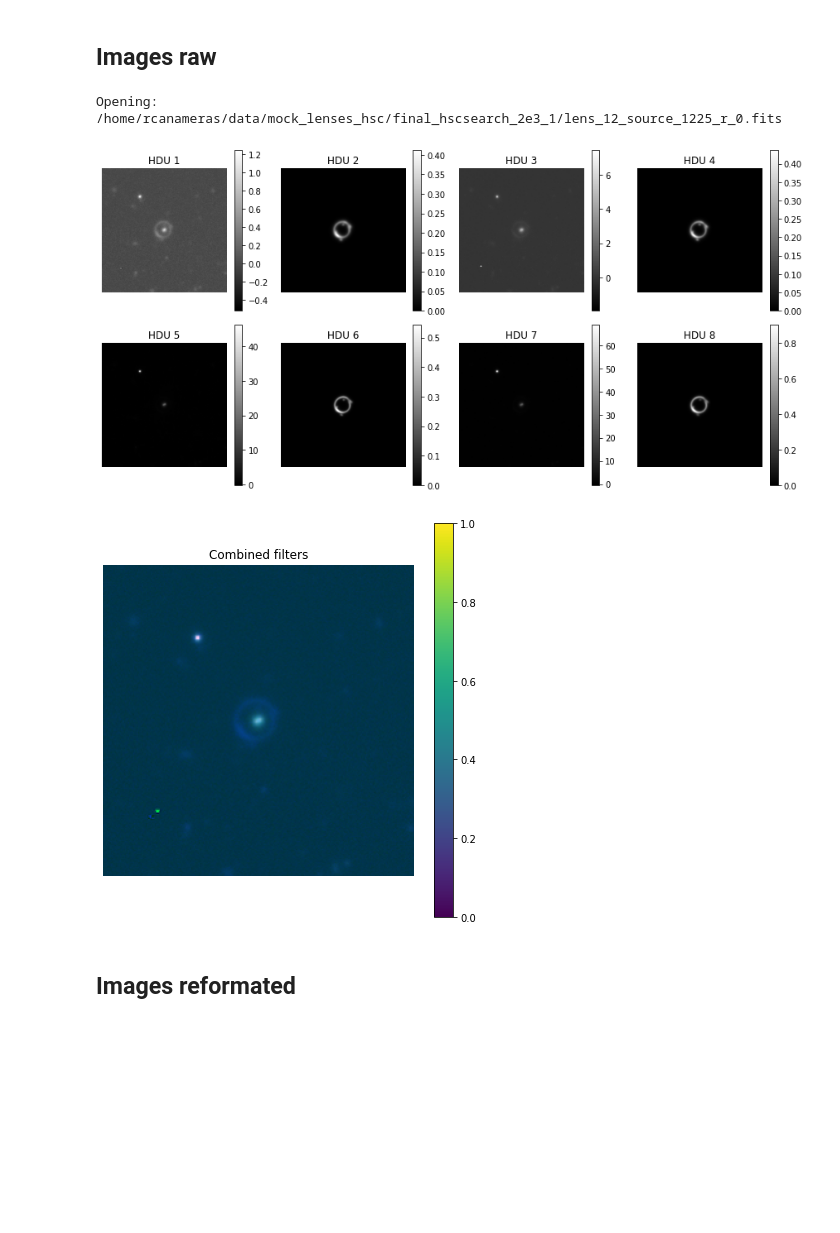
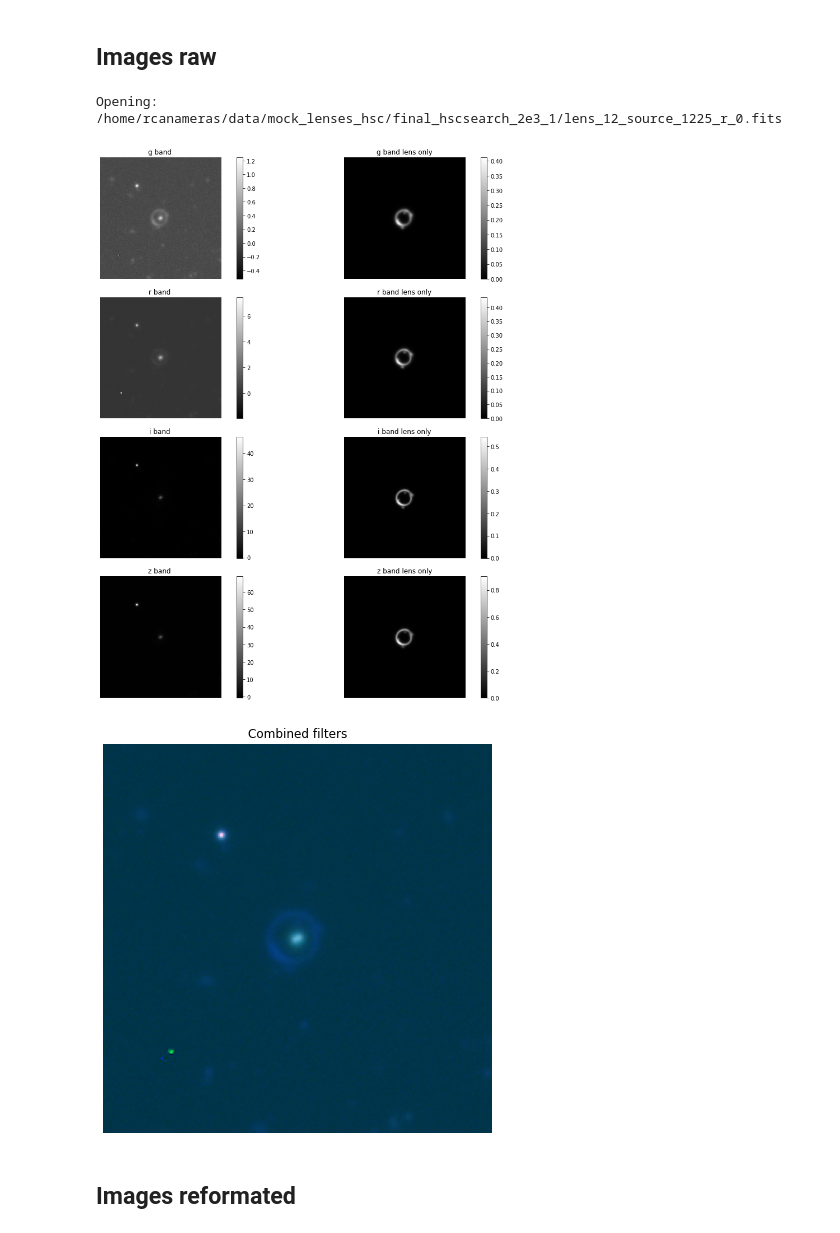
Before and after one commit to matthbatt/Deep-learning-gravitational-lensing, a Jupyter notebook: lensing_UNet_ResNet.ipynb, the cells around one changed output. Drawn from its saved outputs; the diff is of its cells as text; code cells hidden in the pictures; blank space fills up the shorter version.

```diff
--- a/lensing_UNet_ResNet.ipynb
+++ b/lensing_UNet_ResNet.ipynb
@@ -59,7 +59,10 @@ axes = axes.flatten()
 columns = ["ex", "ey", "r_Einstein", "gamma1", "gamma2"]
 
 for i, col in enumerate(columns):
-    axes[i].hist(df[col], bins=50, alpha=0.6, log=True, edgecolor='black',linewidth=0.7)
+    if columns[i] == 'r_Einstein':
+        axes[i].hist(df[col], bins=80, alpha=0.6, edgecolor='black',linewidth=0.7)
+    else:
+        axes[i].hist(df[col], bins=100, alpha=0.6, log = True, edgecolor='black',linewidth=0.7)
     axes[i].set_title(col)
     axes[i].grid(True)
 
@@ -115,45 +134,48 @@ print("Opening:", file)
 with fits.open(file) as hdul:
     images = [hdul[i].data for i in range(1, len(hdul))]
 
-fig, axes = plt.subplots(2, 4, figsize=(12, 6))
-
+fig, axes = plt.subplots(4, 2, figsize=(14, 14))
+bandes = ['g', 'r', 'i', 'z']
+typpe = ['', 'lens only']
 for ax, img, idx in zip(axes.ravel(), images, range(1, len(images)+1)):
     im = ax.imshow(img, origin='lower', cmap='gray')
     fig.colorbar(im, ax=ax)
-    ax.set_title(f"HDU {idx}")
+    ax.set_title(f"{bandes[(idx-1)//2]} band {typpe[(idx-1)%2]}")
     ax.axis('off')
 
 plt.tight_layout()
+plt.savefig("/net/CLUSTER/VAULT/users/mbatt/gravitational_lensing/plots/lenses_8_bands.png", dpi=300, bbox_inches="tight")
 plt.show()
 
 with fits.open(file) as hdul:
     g = hdul[1].data
     r = hdul[3].data
     i = hdul[5].data
     z = hdul[7].data
 
 R, G, B = i, r, g
 
 def norm(x):
     x = x - np.nanmin(x)
     x = x / np.nanmax(x)
     return x
 
 Rn, Gn, Bn = norm(R), norm(G), norm(B)
 
 rgb = np.dstack([Rn, Gn, Bn])
 
 plt.figure(figsize=(6,6))
 plt.imshow(rgb, origin='lower')
 plt.tight_layout()
 plt.axis('off')
 plt.title("Combined filters")
-plt.colorbar()
+# plt.colorbar()
+# plt.savefig("/net/CLUSTER/VAULT/users/mbatt/gravitational_lensing/plots/lenses_color.png", dpi=300, bbox_inches="tight")
 plt.show()
 # %% [output]
 Opening: /home/rcanameras/data/mock_lenses_hsc/final_hscsearch_2e3_1/lens_12_source_1225_r_0.fits
-[figure, old version]
+[figure, new version]
-[figure, old version]
+[figure, new version]
 # %%
 import torch
 from astropy.io import fits
```
Also changed, not shown: parts of 19 cells of this notebook, 5 other files.
